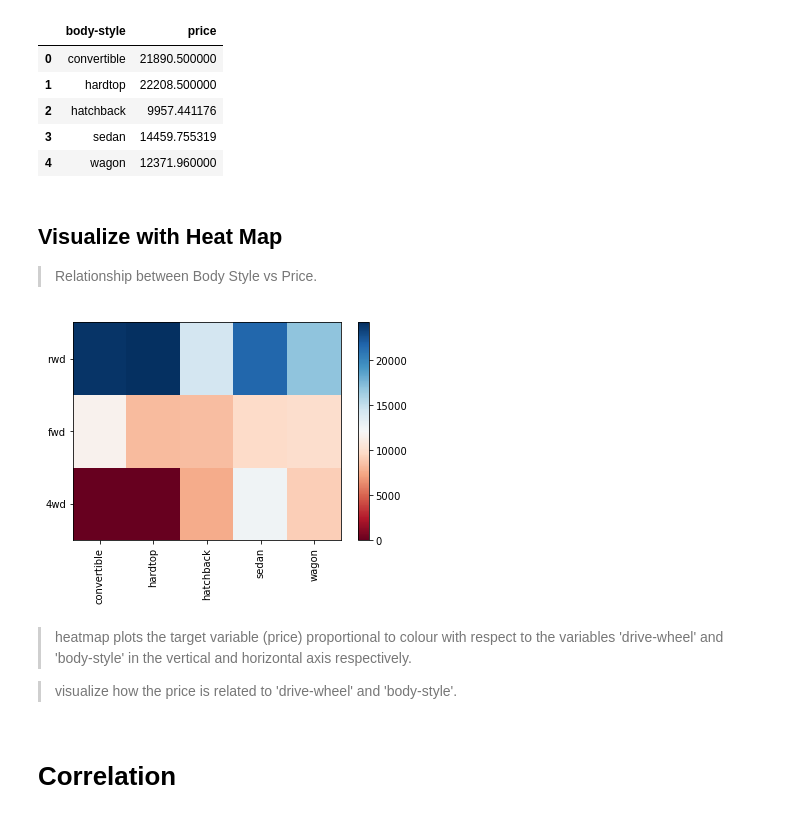
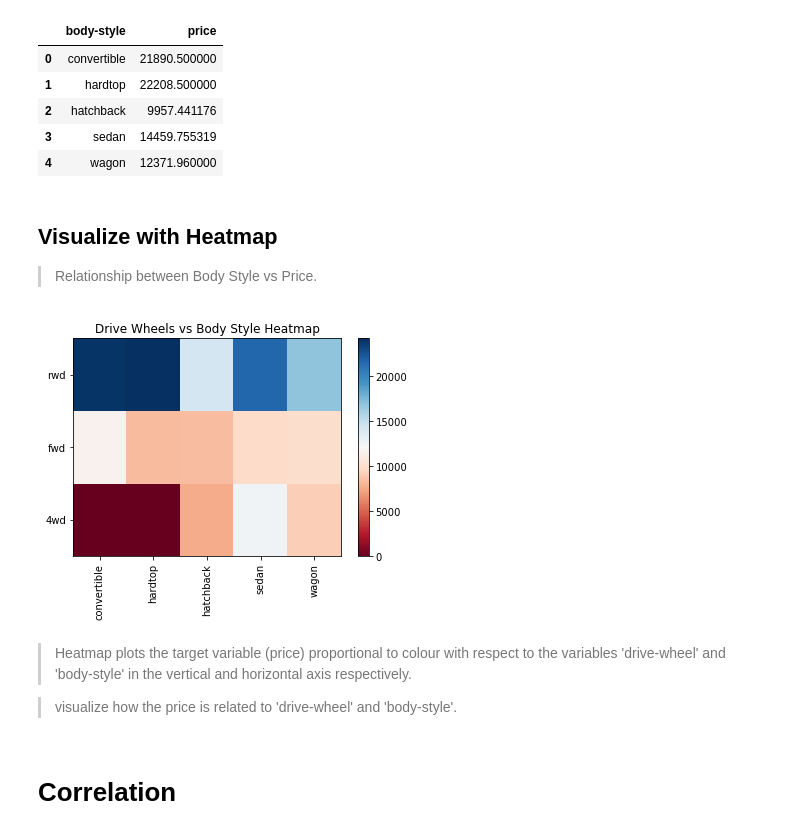
Before and after one commit to aymanibrahim/dapy, a Jupyter notebook: notebooks/03_EDA.ipynb, the cells around one changed output. Cells and saved outputs as stored; diff of their text form; code cells hidden in the pictures.

```diff
--- a/notebooks/03_EDA.ipynb
+++ b/notebooks/03_EDA.ipynb
@@ -394,34 +382,36 @@ grouped_body_style
 | 3 | sedan | 14459.755319 |
 | 4 | wagon | 12371.960000 |
 # %% [markdown]
-## Visualize with Heat Map
+## Visualize with Heatmap
 >Relationship between Body Style vs Price.
 # %%
 #use the grouped results
 fig, ax = plt.subplots()
 im = ax.pcolor(grouped_pivot, cmap='RdBu')
 
 #label names
 row_labels = grouped_pivot.columns.levels[1]
 col_labels = grouped_pivot.index
 
 #move ticks and labels to the center
 ax.set_xticks(np.arange(grouped_pivot.shape[1]) + 0.5, minor=False)
 ax.set_yticks(np.arange(grouped_pivot.shape[0]) + 0.5, minor=False)
 
 #insert labels
 ax.set_xticklabels(row_labels, minor=False)
 ax.set_yticklabels(col_labels, minor=False)
 
+#insert title
+plt.title("Drive Wheels vs Body Style Heatmap")
 #rotate label if too long
 plt.xticks(rotation=90)
 
 fig.colorbar(im)
 plt.show()
 # %% [output]
-[figure, old version]
+[figure, new version]
 # %% [markdown]
->heatmap plots the target variable (price) proportional to colour with respect to the variables 'drive-wheel' and 'body-style' in the vertical and horizontal axis respectively.
+>Heatmap plots the target variable (price) proportional to colour with respect to the variables 'drive-wheel' and 'body-style' in the vertical and horizontal axis respectively.
 
 > visualize how the price is related to 'drive-wheel' and 'body-style'.
 # %% [markdown]
```
Also changed, not shown: parts of 51 cells of this notebook.
